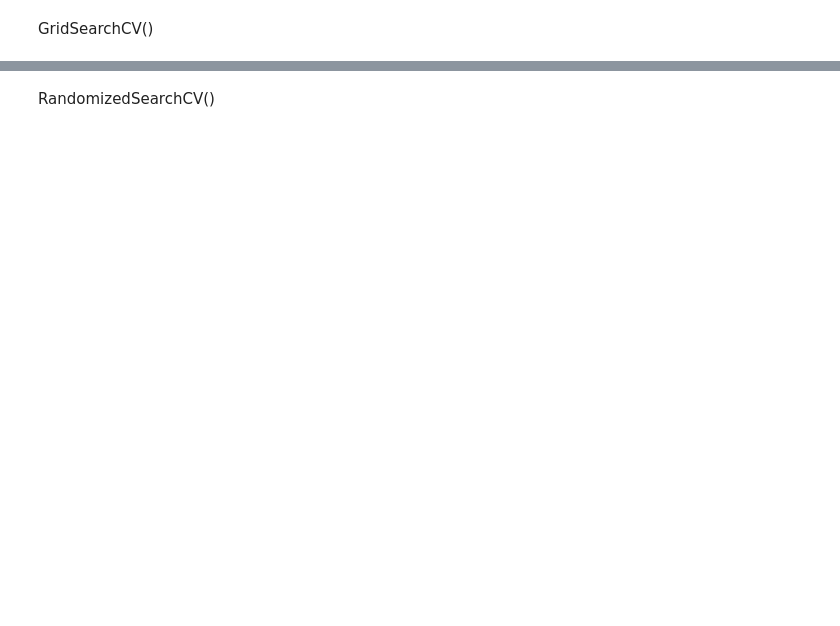
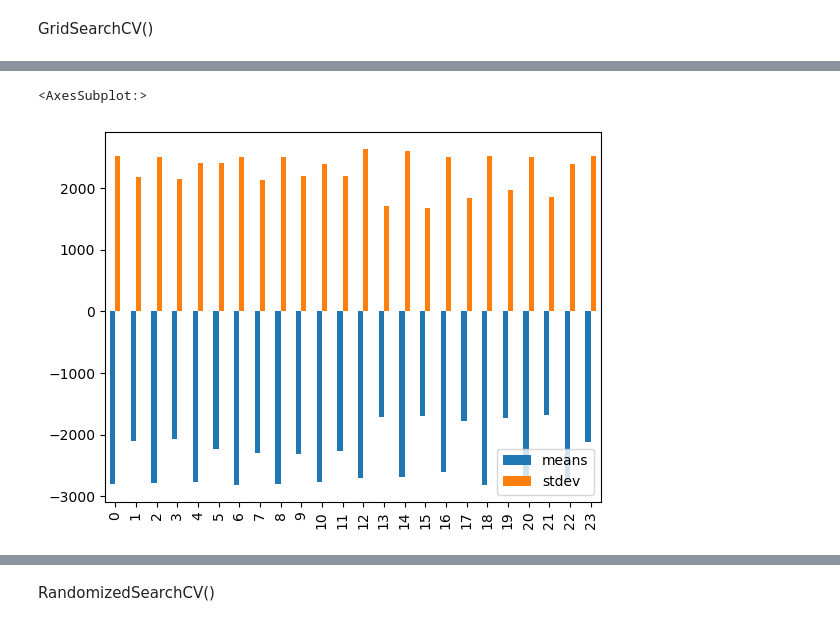
Before and after one commit to Napatji/ML, a Jupyter notebook: Activity 6/Activity6.ipynb, the cells around one changed output, grey strips where cells are left out. Saved outputs shown, nothing was run; the diff lists cells and outputs as text; code cells hidden in the pictures; blank space fills up the shorter version.

```diff
--- a/Activity 6/Activity6.ipynb
+++ b/Activity 6/Activity6.ipynb
@@ -235,0 +310,7 @@ grid_result.Bar()
+# %%
+data_poly
+df_poly = pd.DataFrame(data=data_poly)
+df_poly.plot.bar()
+# %% [output]
+<AxesSubplot:>
+[figure, added]
```
Also changed, not shown: parts of 27 cells of this notebook, 5 other files.
